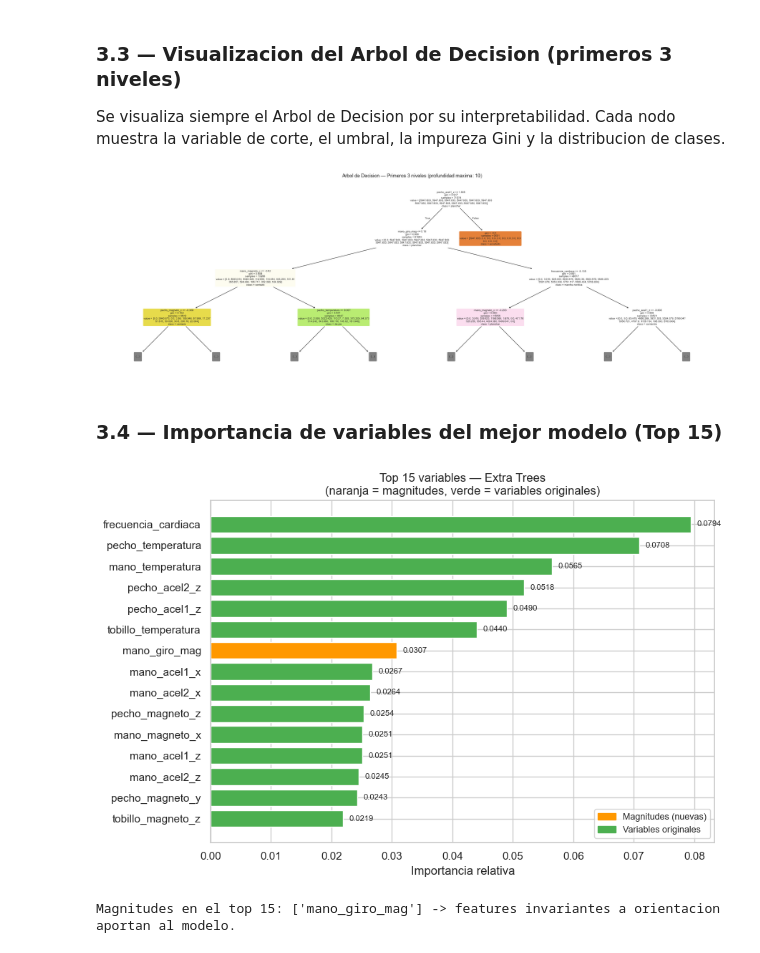
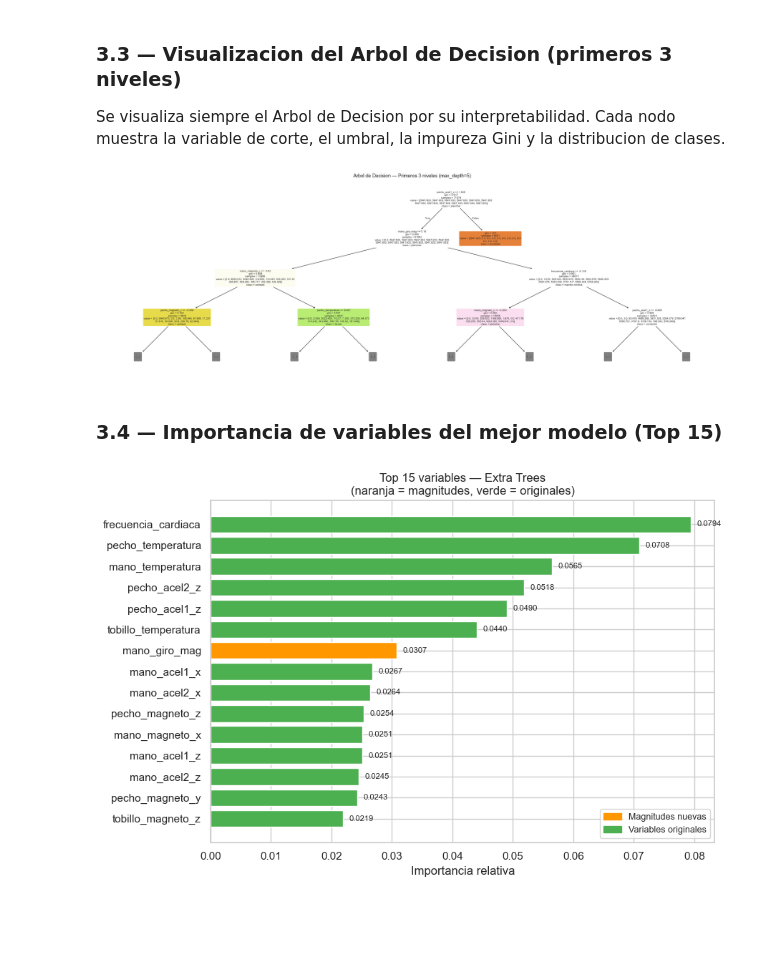
Before and after one commit to FrancoRecalde/TP_CD, a Jupyter notebook: notebooks/02_Modelado2.ipynb, the cells around one changed output. Drawn from its saved outputs; the diff is of its cells as text; code cells hidden in the pictures; blank space fills up the shorter version.

```diff
--- a/notebooks/02_Modelado2.ipynb
+++ b/notebooks/02_Modelado2.ipynb
@@ -656,11 +735,10 @@ fig, axes = plt.subplots(1, 3, figsize=(16, 5))
 mets    = ['acc_test', 'f1_macro', 'R2']
 etqs    = ['Exactitud (prueba)', 'F1 macro', 'R2 (etiq. 0-11)']
 colores = ['#4CAF50', '#FF9800', '#2196F3']
-nombres_arb = list(resultados_arbol.keys())
 
 for i, (met, etq, col) in enumerate(zip(mets, etqs, colores)):
-    vals = [resultados_arbol[n][met] for n in nombres_arb]
-    bars = axes[i].bar(range(len(nombres_arb)), vals, color=col, alpha=0.85)
+    vals = [todos_clasificadores[n][met] for n in modelos_arbol_nombres]
+    bars = axes[i].bar(range(len(modelos_arbol_nombres)), vals, color=col, alpha=0.85)
     axes[i].set_title(etq, fontsize=11)
     axes[i].set_ylim(0, 1.1)
     axes[i].axhline(0.6, color='red', ls='--', lw=1.2, label='Min 0.6')
@@ -668,8 +746,8 @@ for i, (met, etq, col) in enumerate(zip(mets, etqs, colores)):
     for bar, v in zip(bars, vals):
         axes[i].text(bar.get_x() + bar.get_width()/2, v + 0.01,
                      f'{v:.3f}', ha='center', va='bottom', fontsize=9)
-    axes[i].set_xticks(range(len(nombres_arb)))
-    axes[i].set_xticklabels(nombres_arb, rotation=12, ha='right')
+    axes[i].set_xticks(range(len(modelos_arbol_nombres)))
+    axes[i].set_xticklabels(modelos_arbol_nombres, rotation=12, ha='right')
 
 plt.suptitle(f'Comparacion DT vs RF vs Extra Trees | Mejor: {mejor_arbol_nombre}', fontsize=12, y=1.02)
 plt.tight_layout()
@@ -694,46 +773,39 @@ plot_cm(
 Se visualiza siempre el Arbol de Decision por su interpretabilidad. Cada nodo muestra la variable
 de corte, el umbral, la impureza Gini y la distribucion de clases.
 # %%
-modelo_dt = resultados_arbol['Arbol de Decision']['modelo']
+modelo_dt = todos_clasificadores['Arbol de Decision']['modelo']
 fig, ax = plt.subplots(figsize=(24, 8))
 plot_tree(modelo_dt, ax=ax, max_depth=3,
           feature_names=list(SENSOR_COLS),
           class_names=[ACTIVIDAD_MAP.get(c, str(c)) for c in modelo_dt.classes_],
           filled=True, rounded=True, fontsize=7)
-ax.set_title('Arbol de Decision — Primeros 3 niveles (profundidad maxima: 10)', fontsize=13)
+ax.set_title('Arbol de Decision — Primeros 3 niveles (max_depth=5)', fontsize=13)
 plt.tight_layout()
 plt.savefig(FIGURES_PATH / 'arbol_dt_visualizacion.png', dpi=100, bbox_inches='tight')
 plt.show()
 # %% [output]
-[figure, old version]
+[figure, new version]
 # %% [markdown]
 ### 3.4 — Importancia de variables del mejor modelo (Top 15)
 # %%
-importances = pd.Series(mejor_arbol['modelo'].feature_importances_, index=SENSOR_COLS)
-top15 = importances.nlargest(15).sort_values()
-
-# Colorear diferente las magnitudes (features nuevas) para identificarlas
+importances = pd.Series(todos_clasificadores[mejor_arbol_nombre]['modelo'].feature_importances_,
+                        index=SENSOR_COLS)
+top15      = importances.nlargest(15).sort_values()
 bar_colors = ['#FF9800' if f.endswith('_mag') else '#4CAF50' for f in top15.index]
 
 fig, ax = plt.subplots(figsize=(9, 6))
 bars = ax.barh(top15.index, top15.values, color=bar_colors)
 for bar, v in zip(bars, top15.values):
     ax.text(v + 0.001, bar.get_y() + bar.get_height()/2,
             f'{v:.4f}', va='center', fontsize=8)
 ax.set_xlabel('Importancia relativa')
-ax.set_title(f'Top 15 variables — {mejor_arbol_nombre}\n(naranja = magnitudes, verde = variables originales)')
-legend_elems = [mpatches.Patch(color='#FF9800', label='Magnitudes (nuevas)'),
-                mpatches.Patch(color='#4CAF50', label='Variables originales')]
-ax.legend(handles=legend_elems, fontsize=9)
+ax.set_title(f'Top 15 variables — {mejor_arbol_nombre}\n(naranja = magnitudes, verde = originales)')
+ax.legend(handles=[mpatches.Patch(color='#FF9800', label='Magnitudes nuevas'),
+                   mpatches.Patch(color='#4CAF50', label='Variables originales')], fontsize=9)
 plt.tight_layout()
 plt.savefig(FIGURES_PATH / 'arbol_feature_importances.png', dpi=100, bbox_inches='tight')
 plt.show()
-
-mags_top = [f for f in top15.index if f.endswith('_mag')]
-if mags_top:
-    print(f'Magnitudes en el top 15: {mags_top} -> features invariantes a orientacion aportan al modelo.')
 # %% [output]
-[figure, old version]
+[figure, new version]
-Magnitudes en el top 15: ['mano_giro_mag'] -> features invariantes a orientacion aportan al modelo.
 # %% [markdown]
 ---
```
Also changed, not shown: parts of 29 cells of this notebook, 9 other files.
